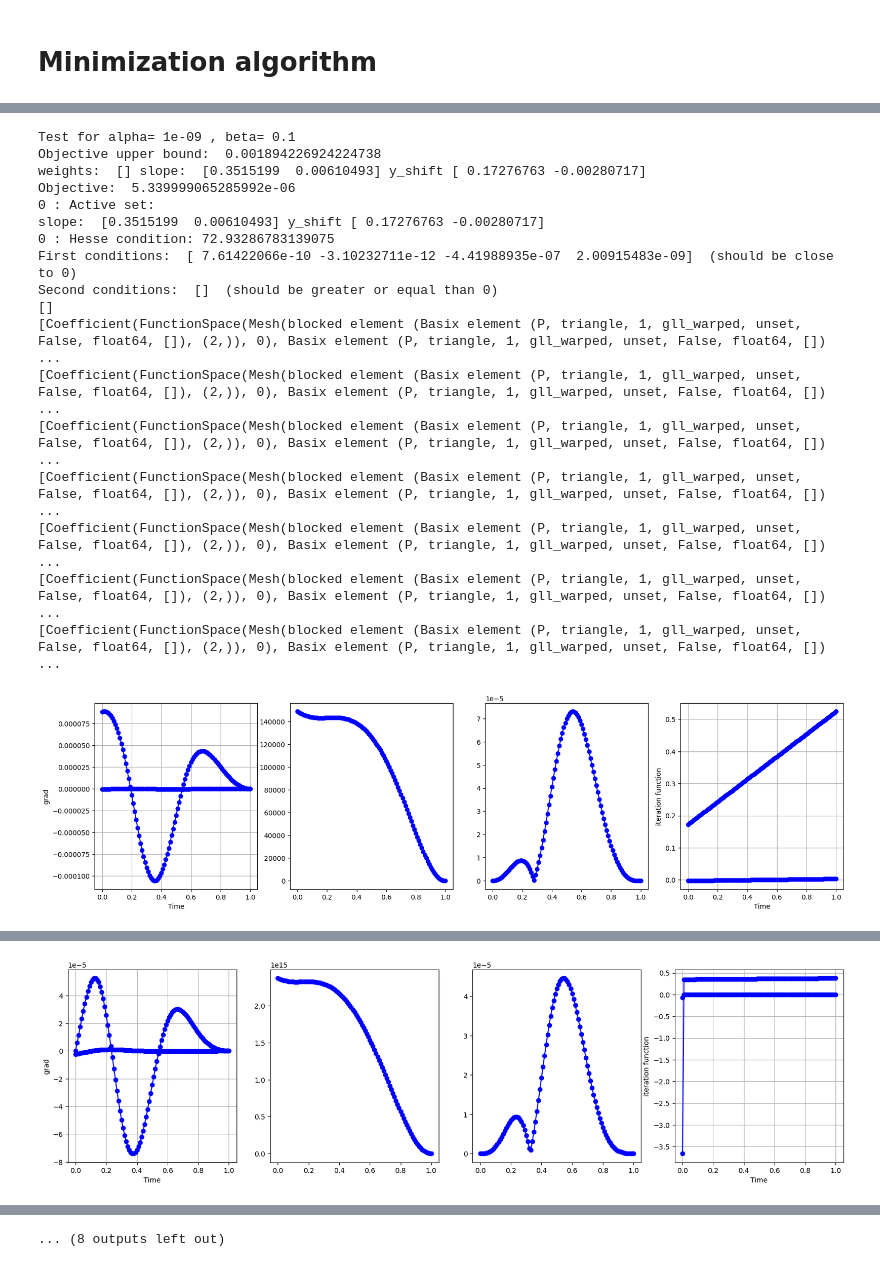
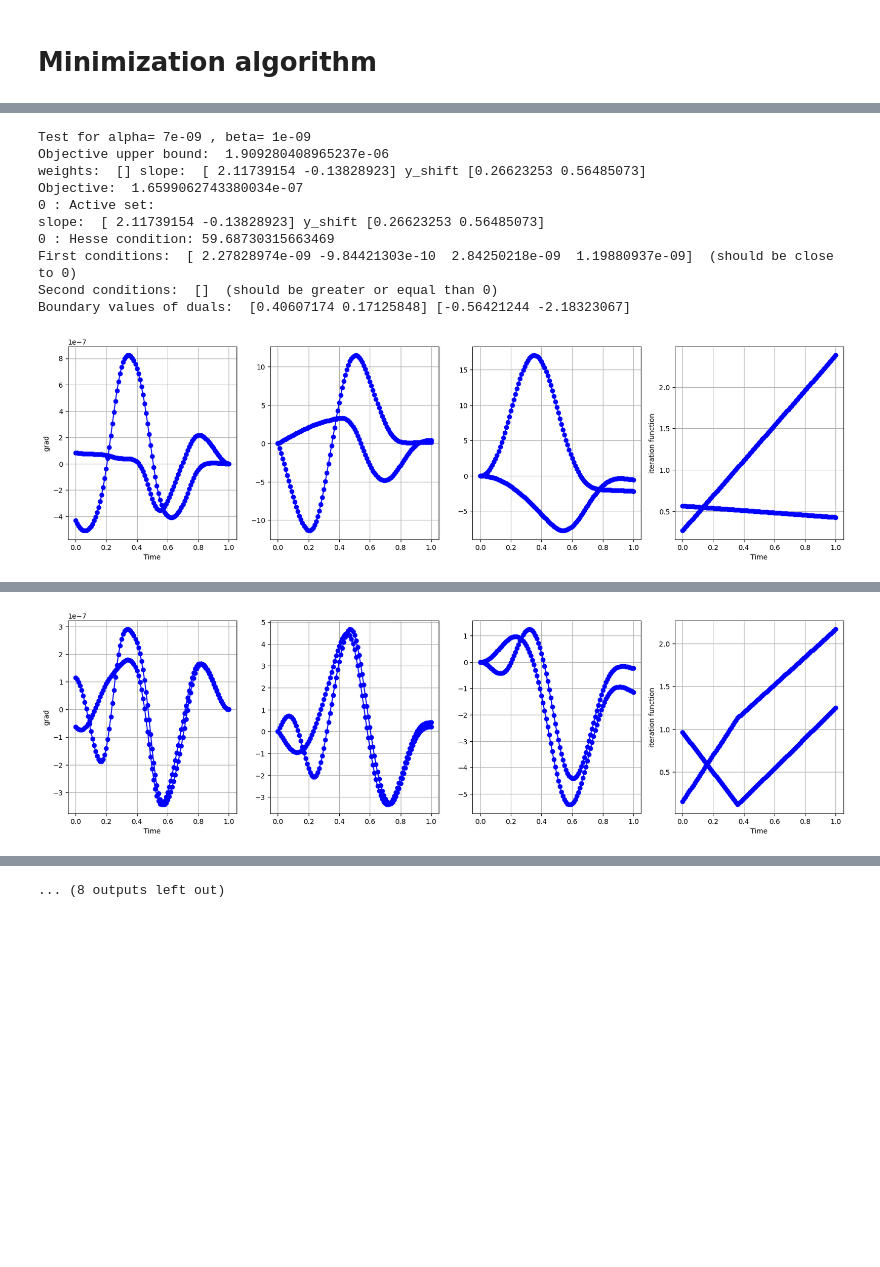
Before and after one commit to hoeftint/TGV-regulairzed-wave-equation, a Jupyter notebook: python/algorithm_working_example.ipynb, the cells around one changed output, grey strips where cells are left out. Drawn from its saved outputs; the diff is of its cells as text; code cells hidden in the pictures; blank space fills up the shorter version.

```diff
--- a/python/algorithm_working_example.ipynb
+++ b/python/algorithm_working_example.ipynb
@@ -44,6 +46,7 @@ class Parameters:
     yd_firstDual = None
     yd_secondDual = None
     standardInnerProducts = None
+    solver = computeSSNStep
     msh = mesh.create_rectangle(
         comm=MPI.COMM_WORLD,
         points=((-1., -1.), (1., 1.)),
@@ -71,13 +74,27 @@ def setupObservation(s1, s2, params):
 	np.random.seed(42)
 	yd = [fem.Function(params.V) for _ in K_u]
 	for idx in range(len(yd)):
-		yd[idx].x.array[:] = K_u[idx].x.array + 0#np.random.normal(loc=0.0, scale=scale, size=grid_size)
+		yd[idx].x.array[:] = K_u[idx].x.array + np.random.normal(loc=0.0, scale=scale, size=grid_size)
 	params.yd = yd
 	if not params.useDummy:
 		params.yd_adjoint = solveAdjointEquation(params.yd, params)
 	else:
 		params.yd_adjoint = params.yd
-	#timeDependentVariableToGif(yd, 'output/observation.gif', T=params.T)
+	raw_data = np.array([func.x.array for func in params.yd])
+	timePoints = np.linspace(0, params.T, num=len(params.yd))
+	integrated_raw_data = scipy.integrate.cumulative_simpson(raw_data, x=timePoints, axis=0, initial=0)
+	second_integrated_raw_data = scipy.integrate.cumulative_simpson(integrated_raw_data, x=timePoints, axis=0, initial=0)
+	params.yd_dual = [fem.Function(params.V) for _ in params.yd]
+	params.yd_second_dual = [fem.Function(params.V) for _ in params.yd]
+	for idx, (func1, func2) in enumerate(zip(params.yd_dual, params.yd_second_dual)):
+		func1.x.array[:] = integrated_raw_data[idx]
+		func2.x.array[:] = second_integrated_raw_data[idx]
+	#if not params.useDummy:
+	#	params.yd_dual_adjoint = solveAdjointEquation(params.yd_dual, params)
+	#	params.yd_second_dual_adjoint = solveAdjointEquation(params.yd_second_dual, params)
+	#else:
+	#	params.yd_dual_adjoint = params.yd_dual
+	#	params.yd_second_dual_adjoint = params.yd_second_dual
 # %% [markdown]
 # Minimization algorithm
 # %%
@@ -156,7 +186,7 @@ def testRegularizationParameters(alpha, beta, params, originalSignal):
     weights = np.ones(len(active_set))
     slope = np.ones(params.d)
     y_shift = np.ones(params.d)
-    active_set, weights, slope, y_shift, constraintViolation = algorithm(active_set, weights, slope, y_shift, params)
+    active_set, weights, slope, y_shift, constraintViolation, sizeActiveSet = algorithm(active_set, weights, slope, y_shift, params)
     printIterationInfo(0, active_set, weights, slope, y_shift, np.identity(1))
     timePoints = np.linspace(0, params.T, num=int(params.T/params.dt))
     u_fin = lambda t: buildIterationFunction(t, active_set, weights, slope, y_shift, params)
@@ -168,33 +198,36 @@ def testRegularizationParameters(alpha, beta, params, originalSignal):
     ax2.plot(timePoints, originalSignal[:, 1], label='u(t)')
     ax2.plot(timePoints, reconstruction[:, 1], label='$\tilde{u}(t)$')
     mpl.pyplot.show()
-    mpl.pyplot.yscale('log')
-    mpl.pyplot.plot(constraintViolation)
+    fig, (ax3, ax4) = mpl.pyplot.subplots(1, 2, figsize=(10, 5))
+    plot_array(constraintViolation, T=len(constraintViolation), label='Constraint violation', ax=ax3)
+    ax3.set_yscale('log')
+    plot_array(sizeActiveSet, T=len(sizeActiveSet), label='Size active set', ax=ax4)
     mpl.pyplot.show()
 
-params.maxIterations = 20
+params.maxIterations = 15
 params.newton_c = 1
-params.maxNewtonSteps = 50
+params.maxNewtonSteps = 100
 params.pruneThreshold = 0
 params.verbose = True
-params.mollify_const = 0.1
-s1 = lambda t : (0.05 if t <= 0.25 else (0.65 if t <= 0.5 else (0.15 if t <= 0.75 else 0.35)))
-#s1 = lambda t : #(0.05*t if t <= 0.25 else (0.90*t + 1 if t <= 0.5 else -2 - 0.95*t if t <= 0.75 else 0.3)) #/ params.alpha
-s2 = lambda t : 0#(0.775 if t <= 0.25 else (-0.025 if t <= 0.5 else (0.975 if t <= 0.75 else 0.275)))
+params.mollify_const = 0.01
+params.solver = computeSSNStepWalter
+
+s1 = lambda t: (2*t+0.25 if t < 0.25 else(1.3*t + 0.5 if t < 0.5 else (-t+2.5 if t < 0.75 else 1.25)))
+#s1 = lambda t : (0.05 if t <= 0.25 else (0.65 if t <= 0.5 else (0.15 if t <= 0.75 else 0.35)))
+#s1 = lambda t : (0.05*t if t <= 0.25 else (0.90*t + 1 if t <= 0.5 else -2 - 0.95*t if t <= 0.75 else 0.3)) #/ params.alpha
+s2 = lambda t : (0.775 if t <= 0.25 else (-0.025 if t <= 0.5 else (0.975 if t <= 0.75 else 0.275)))
 setupObservation(s1, s2, params)
 
 g1 = getSourceTerm(params.x1, params)
 g2 = getSourceTerm(params.x2, params)
-gradient_test = buildControlFunctionAdjoint([g1, g2], solveAdjointEquation(params.yd, params), params)
+#gradient_test = buildControlFunctionAdjoint([g1, g2], solveAdjointEquation(params.yd, params), params)
 timePoints = np.linspace(0, params.T, num=int(params.T/params.dt))
 array = np.ndarray((int(params.T/params.dt), 2))
 array[:, 0] = np.array([s1(t) for t in timePoints])
 array[:, 1] = np.array([s2(t) for t in timePoints])
 plot_array(array, params.T)
 
-# test if adjoint operator is precise
-# print(calculateL2InnerProduct(params.yd, params.yd, params))
-# print(array[:,0].dot(gradient_test[1:,0])/100 + array[:,1].dot(gradient_test[1:,1])/100)
-testRegularizationParameters(1e-9, 1e-1, params, array)
+testRegularizationParameters(7e-9, 1e-9, params, array)
+#testRegularizationParameters(1e-8, 1e-6, params, array)
 #testRegularizationParameters(5e-8, 1e-8, params, array)
 # %% [output]
@@ -202,18 +235,11 @@ testRegularizationParameters(1e-9, 1e-1, params, array)
-Test for alpha= 1e-09 , beta= 0.1
-Objective upper bound:  0.001894226924224738
-weights:  [] slope:  [0.3515199  0.00610493] y_shift [ 0.17276763 -0.00280717]
-Objective:  5.339999065285992e-06
+Test for alpha= 7e-09 , beta= 1e-09
+Objective upper bound:  1.909280408965237e-06
+weights:  [] slope:  [ 2.11739154 -0.13828923] y_shift [0.26623253 0.56485073]
+Objective:  1.6599062743380034e-07
 0 : Active set:
-slope:  [0.3515199  0.00610493] y_shift [ 0.17276763 -0.00280717]
-0 : Hesse condition: 72.93286783139075
-First conditions:  [ 7.61422066e-10 -3.10232711e-12 -4.41988935e-07  2.00915483e-09]  (should be close to 0)
+slope:  [ 2.11739154 -0.13828923] y_shift [0.26623253 0.56485073]
+0 : Hesse condition: 59.68730315663469
+First conditions:  [ 2.27828974e-09 -9.84421303e-10  2.84250218e-09  1.19880937e-09]  (should be close to 0)
 Second conditions:  []  (should be greater or equal than 0)
-[]
-[Coefficient(FunctionSpace(Mesh(blocked element (Basix element (P, triangle, 1, gll_warped, unset, False, float64, []), (2,)), 0), Basix element (P, triangle, 1, gll_warped, unset, False, float64, []) ...
-[Coefficient(FunctionSpace(Mesh(blocked element (Basix element (P, triangle, 1, gll_warped, unset, False, float64, []), (2,)), 0), Basix element (P, triangle, 1, gll_warped, unset, False, float64, []) ...
-[Coefficient(FunctionSpace(Mesh(blocked element (Basix element (P, triangle, 1, gll_warped, unset, False, float64, []), (2,)), 0), Basix element (P, triangle, 1, gll_warped, unset, False, float64, []) ...
-[Coefficient(FunctionSpace(Mesh(blocked element (Basix element (P, triangle, 1, gll_warped, unset, False, float64, []), (2,)), 0), Basix element (P, triangle, 1, gll_warped, unset, False, float64, []) ...
-[Coefficient(FunctionSpace(Mesh(blocked element (Basix element (P, triangle, 1, gll_warped, unset, False, float64, []), (2,)), 0), Basix element (P, triangle, 1, gll_warped, unset, False, float64, []) ...
-[Coefficient(FunctionSpace(Mesh(blocked element (Basix element (P, triangle, 1, gll_warped, unset, False, float64, []), (2,)), 0), Basix element (P, triangle, 1, gll_warped, unset, False, float64, []) ...
-[Coefficient(FunctionSpace(Mesh(blocked element (Basix element (P, triangle, 1, gll_warped, unset, False, float64, []), (2,)), 0), Basix element (P, triangle, 1, gll_warped, unset, False, float64, []) ...
+Boundary values of duals:  [0.40607174 0.17125848] [-0.56421244 -2.18323067]
-[figure, old version]
+[figure, new version]
@@ -237 +258 @@ Second conditions:  [1.]  (should be greater or equal than 0)
-[figure, old version]
+[figure, new version]
```
Also changed, not shown: parts of 3 cells of this notebook, 8 other files.
